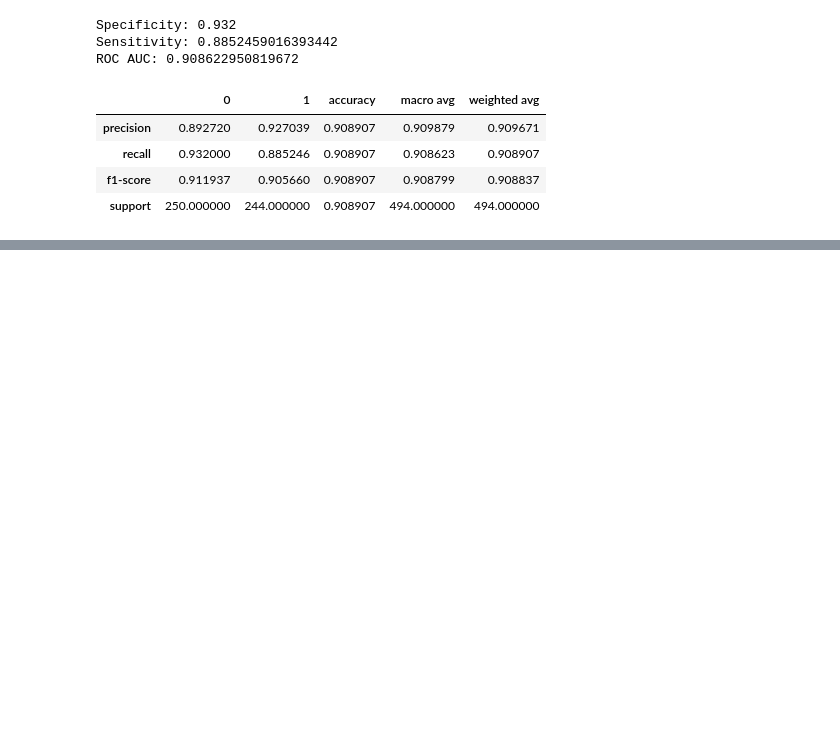
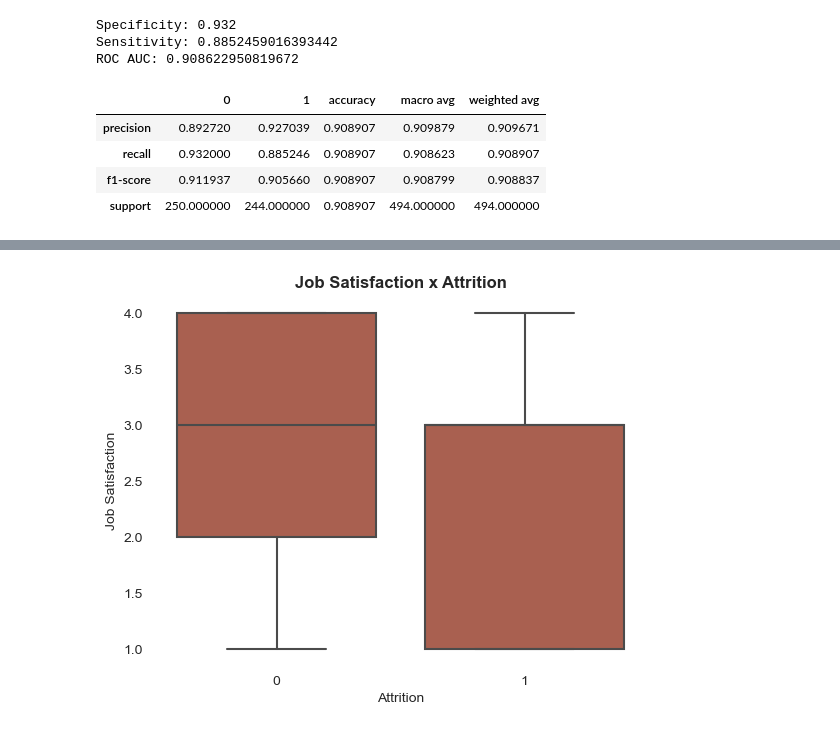
Before and after one commit to mlpost/Data-Projects, a Jupyter notebook: Kaggle HR Analytics/Predicting Attrition and Engagement/attritionAndEngagementAnalysis.ipynb, the cells around one changed output, grey strips where cells are left out. Drawn from its saved outputs; the diff is of its cells as text; code cells hidden in the pictures; blank space fills up the shorter version.

```diff
--- a/Kaggle HR Analytics/Predicting Attrition and Engagement/attritionAndEngagementAnalysis.ipynb
+++ b/Kaggle HR Analytics/Predicting Attrition and Engagement/attritionAndEngagementAnalysis.ipynb
@@ -791,0 +865,13 @@ NameError: name 'att_log_model' is not defined
+# %%
+#JobSat x Attrition
+sns.set_palette(["#b85741", "#b85741"])
+ax = sns.boxplot(data= hr_clean, x = "Attrition", y = "JobSatisfaction")
+plt.title('Job Satisfaction x Attrition', weight= 'bold')
+ax.set_ylabel('Job Satisfaction')
+ax.spines['top'].set_visible(False)
+ax.spines['right'].set_visible(False)
+ax.spines['bottom'].set_visible(False)
+ax.spines['left'].set_visible(False)
+plt.show();
+# %% [output]
+[figure, added]
```
Also changed, not shown: parts of 19 cells of this notebook.
